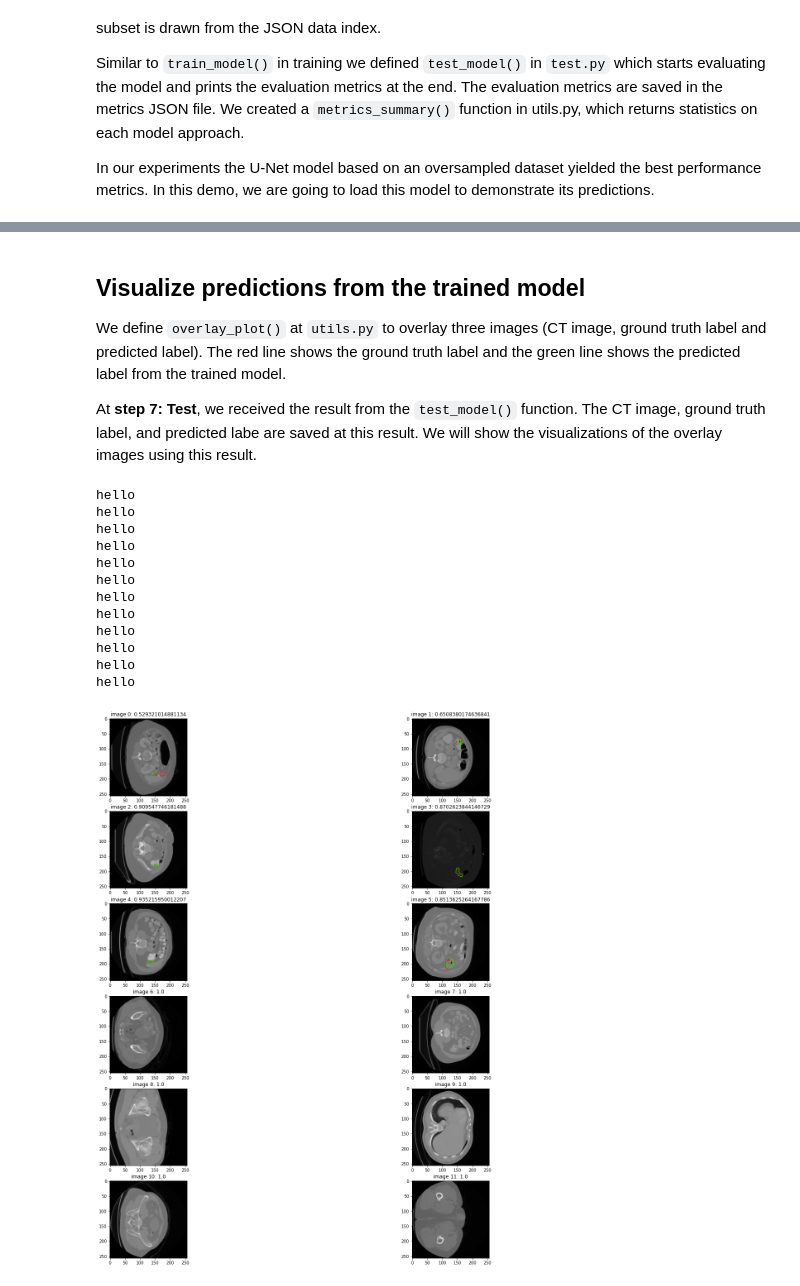
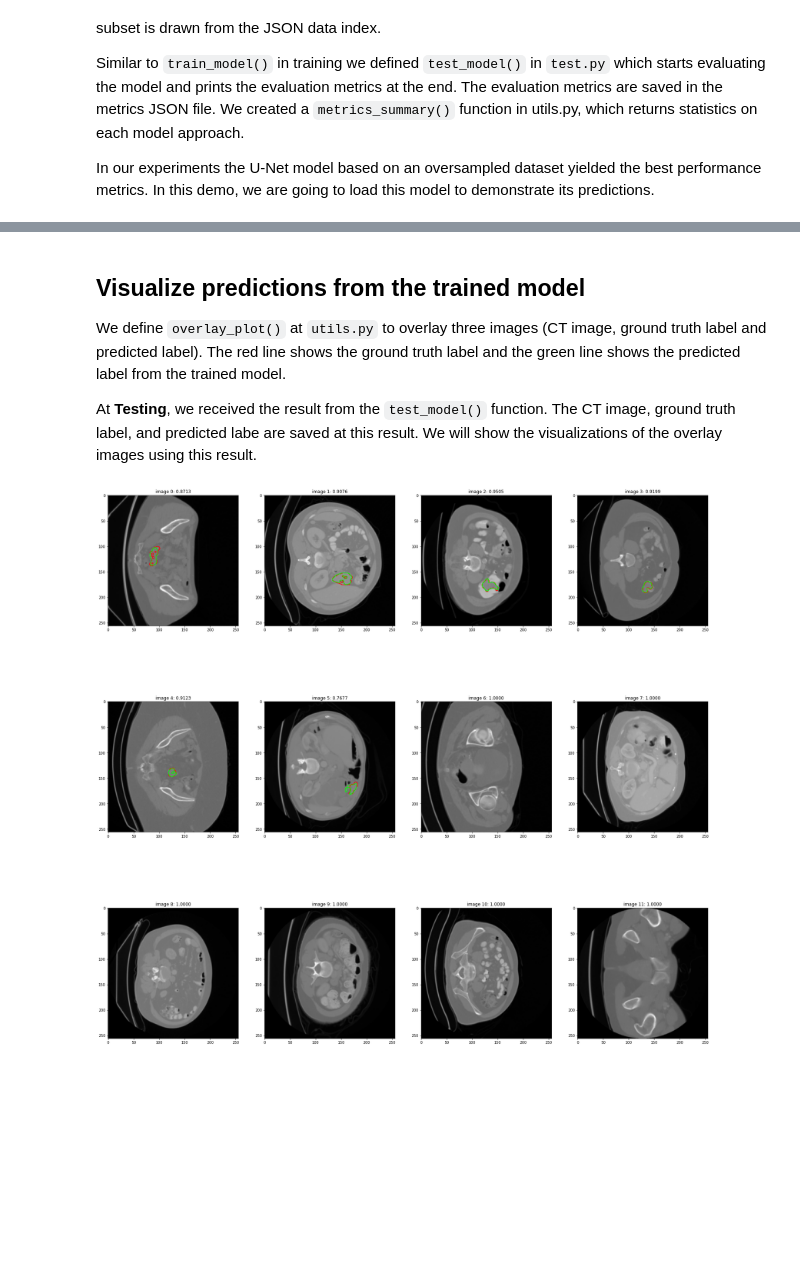
Before and after one commit to j-hugo/DLD1, a Jupyter notebook: colab_demo.ipynb, the cells around one changed output, grey strips where cells are left out. Saved outputs shown, nothing was run; the diff lists cells and outputs as text; code cells hidden in the pictures; blank space fills up the shorter version.

```diff
--- a/colab_demo.ipynb
+++ b/colab_demo.ipynb
@@ -96,6 +93,8 @@ from utils import gray2rgb, outline
 imgs, labels = next(iter(train_dataloader['train']))
 
 def overlay_image(img, y_true):
+    img = img.numpy()
+    y_true = y_true.numpy()
     image = gray2rgb(img[0])
     image = outline(image, y_true[0], color=[255, 0, 0])
     plt.imshow(image)
@@ -290,7 +289,7 @@ The number of cases when the prediction predicts cancer when it has no cancer: 1
 
 We define `overlay_plot()` at `utils.py` to overlay three images (CT image, ground truth label and predicted label). The red line shows the ground truth label and the green line shows the predicted label from the trained model.
 
-At **step 7: Test**, we received the result from the `test_model()` function. The CT image, ground truth label, and predicted labe are saved at this result. We will show the visualizations of the overlay images using this result.
+At **Testing**, we received the result from the `test_model()` function. The CT image, ground truth label, and predicted labe are saved at this result. We will show the visualizations of the overlay images using this result.
 # %%
 import matplotlib.pyplot as plt
 from utils import gray2rgb, outline, overlay_plot
@@ -315,25 +315,13 @@ cancer = random.sample(c_index, 6)
 no_cancer = random.sample(n_index, 6)
 rand_index = np.concatenate((cancer, no_cancer))
 # %%
-columns = 2
-rows = 6
-fig=plt.figure(figsize=(24, 24))
+columns = 4
+rows = 3
+fig=plt.figure(figsize=(30, 30))
 for pos, i in enumerate(rand_index):
     fig.add_subplot(rows, columns, pos+1)
     plt.title('image {}: {:.4f}'.format(pos, result[i]['dice']))
-    image = overlay_plot(result[i]['img'], result[i]['label'], result[i]['pred'], i, args, True)
+    image = overlay_plot(result[i]['img'], result[i]['label'], result[i]['pred'], i, args, False)
     plt.imshow(image)
 # %% [output]
-hello
-hello
-hello
-hello
-hello
-hello
-hello
-hello
-hello
-hello
-hello
-hello
-[figure, old version]
+[figure, new version]
```
Also changed, not shown: parts of 6 cells of this notebook.
